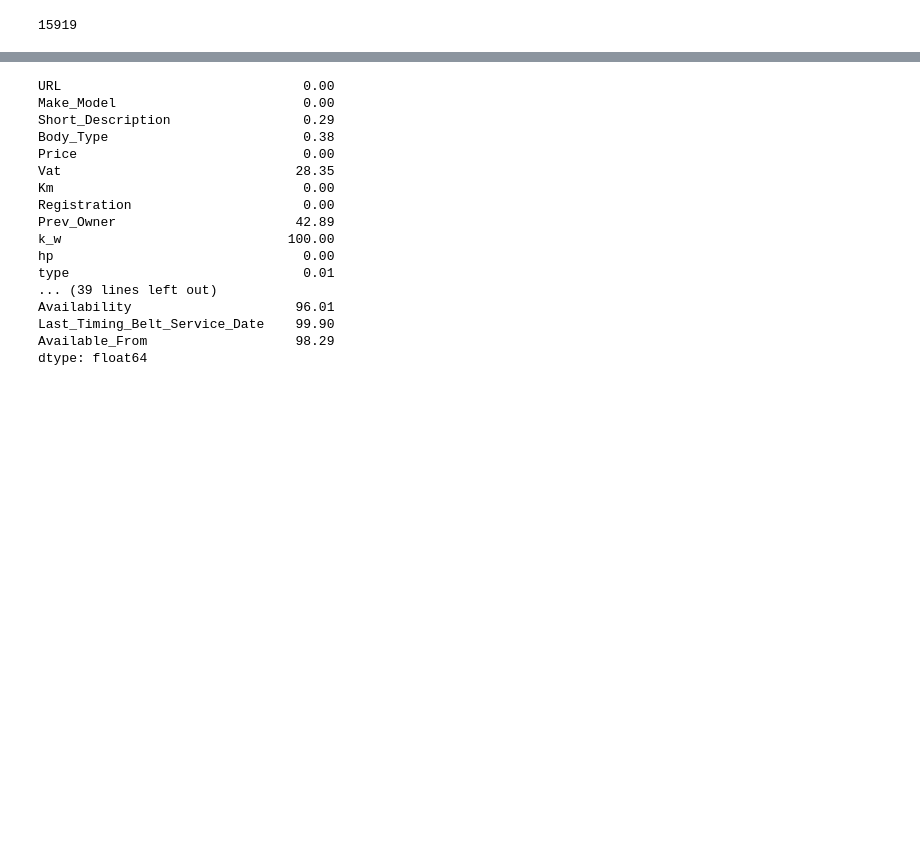
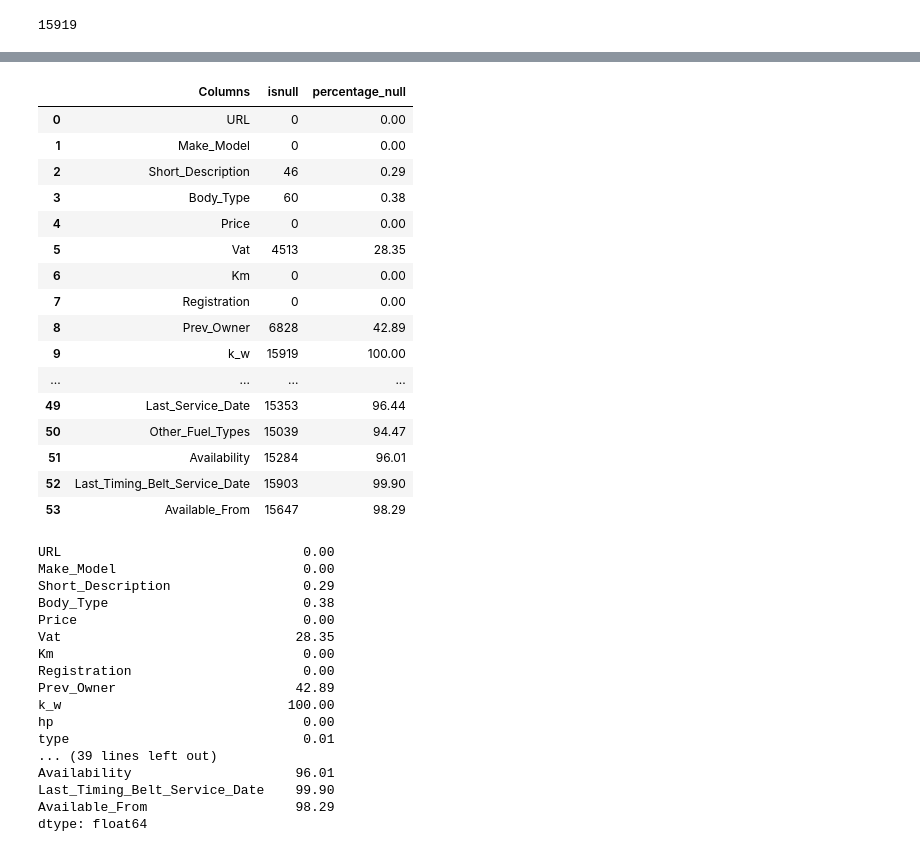
Before and after one commit to MK2709/DS11-assigments, a Jupyter notebook: DAwPy_Capstone_Project_(AutoScout)_Part1(DataCleaning)_D1461_Metin.ipynb, the cells around one changed output, grey strips where cells are left out. Drawn from its saved outputs; the diff is of its cells as text; code cells hidden in the pictures; blank space fills up the shorter version.

```diff
--- a/DAwPy_Capstone_Project_(AutoScout)_Part1(DataCleaning)_D1461_Metin.ipynb
+++ b/DAwPy_Capstone_Project_(AutoScout)_Part1(DataCleaning)_D1461_Metin.ipynb
@@ -250,3 +250,6 @@ df.shape
 df.shape[0]
 # %% [output]
 15919
+# %%
+isnull=pd.DataFrame(df.isnull().sum(),columns=["isnull"])
+isnull
@@ -253,4 +274,6 @@ df.shape[0]
 # %%
-df.isnull().sum()*100/df.shape[0]
+#df.isnull().sum()*100/df.shape[0]
 #find the percentage of null values
+percentage_null=round(pd.DataFrame(df.isnull().sum()/df.shape[0]*100,columns=['percentage_null']),2)
+percentage_null
 # %% [output]
@@ -274,3 +297,24 @@ dtype: float64
+# %%
+summary_null=pd.concat([isnull,percentage_null],axis=1).reset_index().rename({'index':'Columns'},axis=1)
+summary_null
+# %% [output]
+|  | Columns | isnull | percentage_null |
+| 0 | URL | 0 | 0.00 |
+| 1 | Make_Model | 0 | 0.00 |
+| 2 | Short_Description | 46 | 0.29 |
+| 3 | Body_Type | 60 | 0.38 |
+| 4 | Price | 0 | 0.00 |
+| 5 | Vat | 4513 | 28.35 |
+| 6 | Km | 0 | 0.00 |
+| 7 | Registration | 0 | 0.00 |
+| 8 | Prev_Owner | 6828 | 42.89 |
+| 9 | k_w | 15919 | 100.00 |
+| ... | ... | ... | ... |
+| 49 | Last_Service_Date | 15353 | 96.44 |
+| 50 | Other_Fuel_Types | 15039 | 94.47 |
+| 51 | Availability | 15284 | 96.01 |
+| 52 | Last_Timing_Belt_Service_Date | 15903 | 99.90 |
+| 53 | Available_From | 15647 | 98.29 |
 # %%
 missing_values = df.isnull().sum()*100 / df.shape[0]
 missing_values
```
Also changed, not shown: parts of 126 cells of this notebook.
